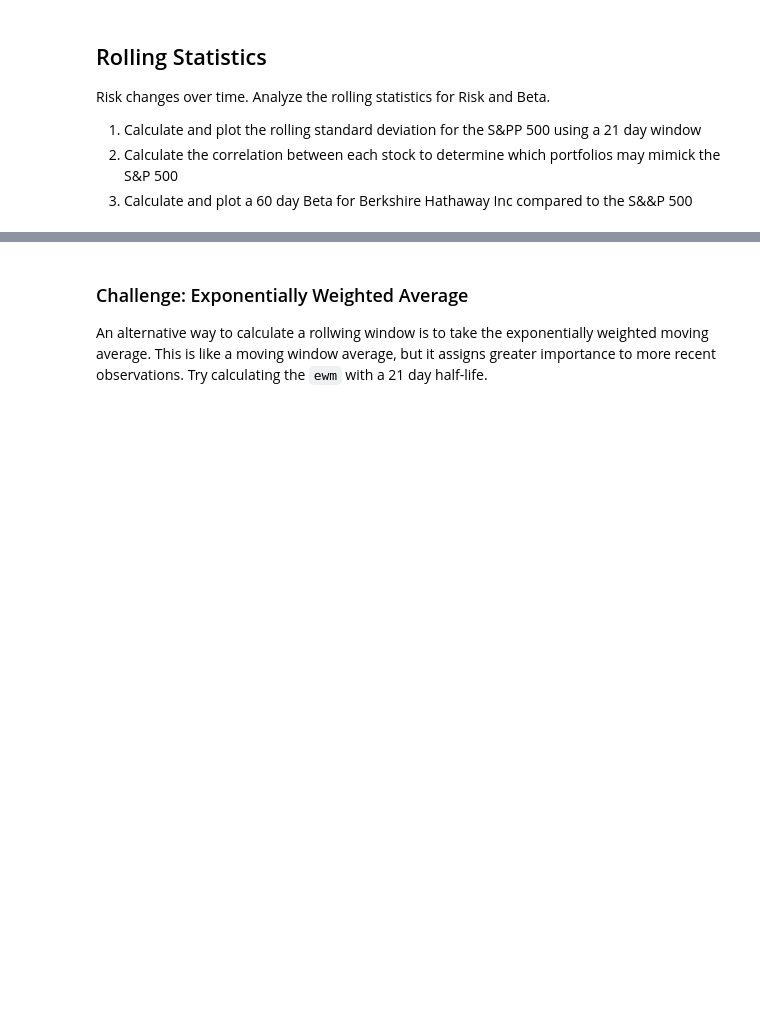
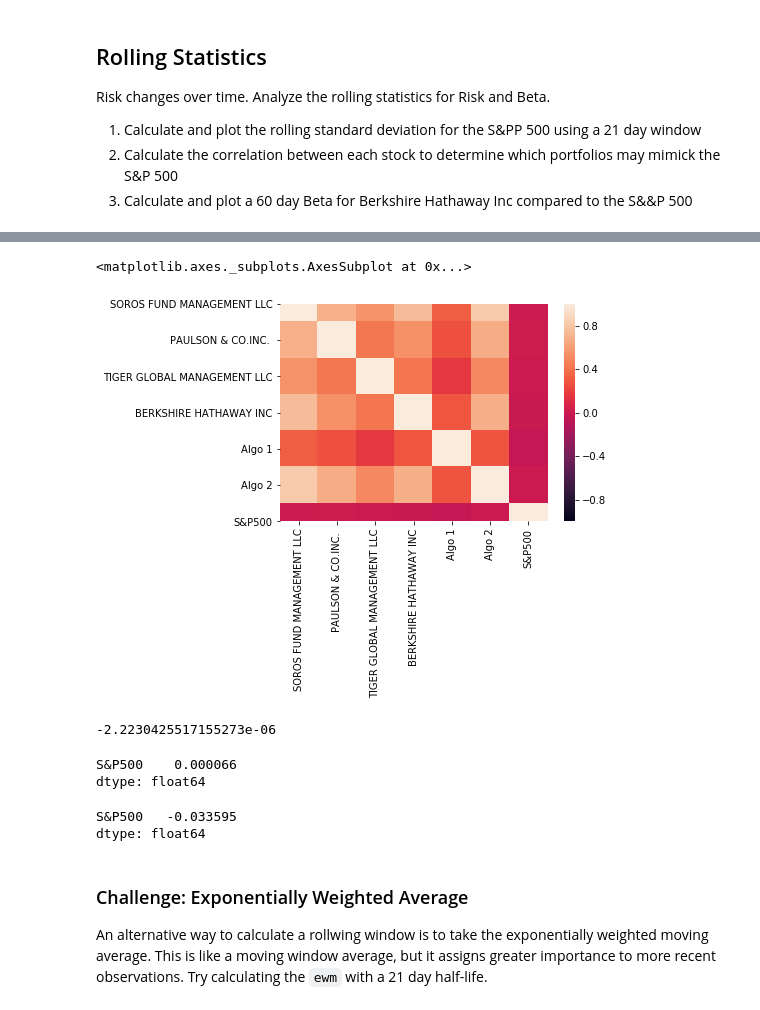
Before and after one commit to selprince/Whales_Returns_Assignment, a Jupyter notebook: whale_analysis.ipynb, the cells around one changed output, grey strips where cells are left out. Drawn from its saved outputs; the diff is of its cells as text; code cells hidden in the pictures; blank space fills up the shorter version.

```diff
--- a/whale_analysis.ipynb
+++ b/whale_analysis.ipynb
@@ -327,6 +311,28 @@ corr.style.background_gradient(cmap='coolwarm')
+# %%
+# Correlation
+correlation = combined_returns.corr()
+sns.heatmap(correlation, vmin=-1, vmax=1)
+# %% [output]
+<matplotlib.axes._subplots.AxesSubplot at 0x...>
+[figure, added]
 # %%
 # Calculate Beta for a single portfolio compared to the total market (S&P 500)
-# YOUR CODE HERE
+covariance = combined_returns['Algo 1'].cov(combined_returns['S&P500'])
+covariance
+# %% [output]
+-2.2230425517155273e-06
+# %%
+variance = sp500_returns.var()
+variance
+# %% [output]
+S&P500    0.000066
+dtype: float64
+# %%
+whale_df_beta = covariance / variance
+whale_df_beta
+# %% [output]
+S&P500   -0.033595
+dtype: float64
 # %% [markdown]
 ### Challenge: Exponentially Weighted Average
 
```
Also changed, not shown: parts of 49 cells of this notebook.
